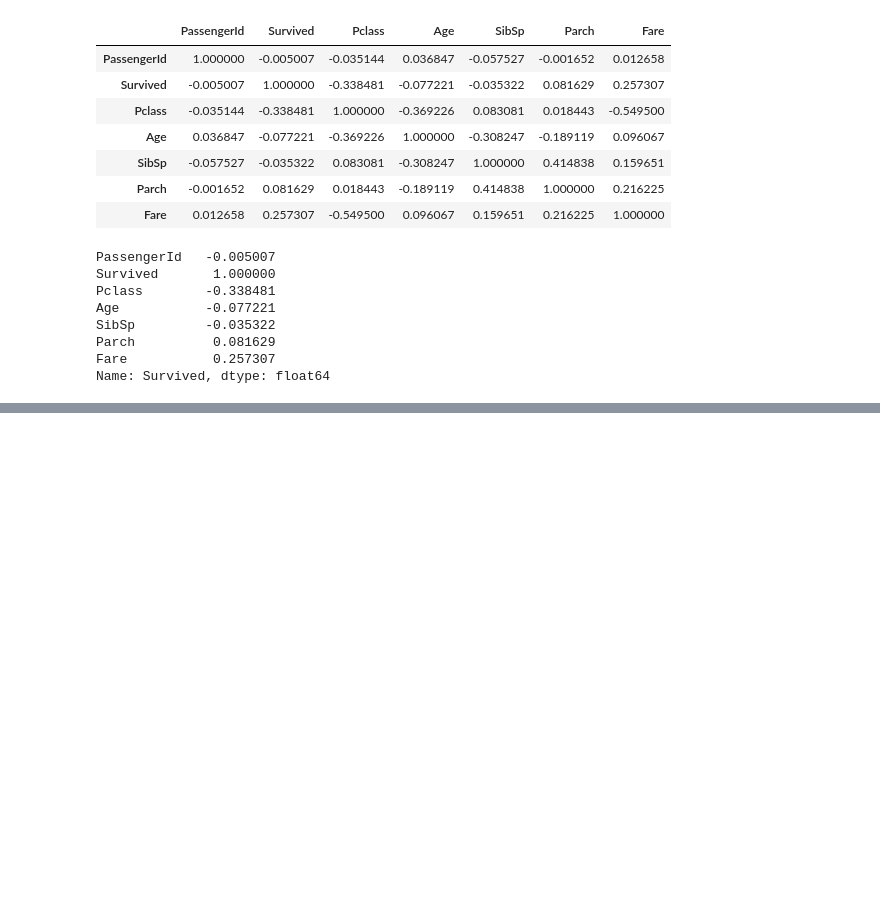
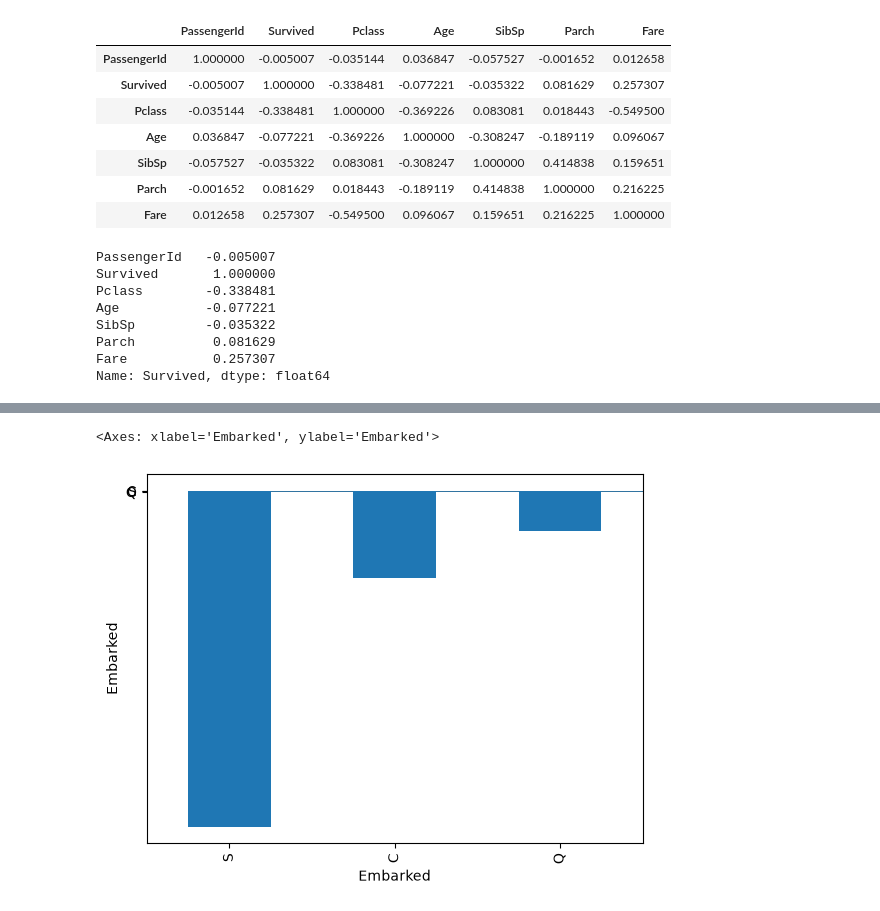
Before and after one commit to naimNB/100-days-of-machine-learning, a Jupyter notebook: titanic_dataset.ipynb, the cells around one changed output, grey strips where cells are left out. Drawn from its saved outputs; the diff is of its cells as text; code cells hidden in the pictures; blank space fills up the shorter version.

```diff
--- a/titanic_dataset.ipynb
+++ b/titanic_dataset.ipynb
@@ -141,0 +170,6 @@ df.head()
+# %%
+sns.countplot(df['Embarked'])
+df['Embarked'].value_counts().plot(kind = 'bar')
+# %% [output]
+<Axes: xlabel='Embarked', ylabel='Embarked'>
+[figure, added]
```
Also changed, not shown: parts of 12 cells of this notebook.
